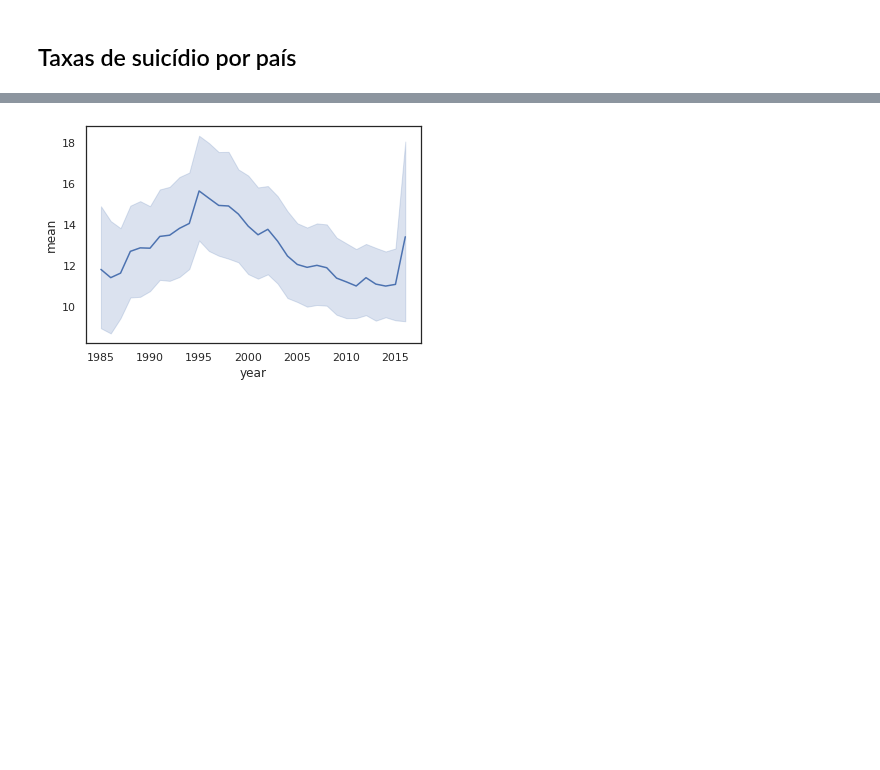
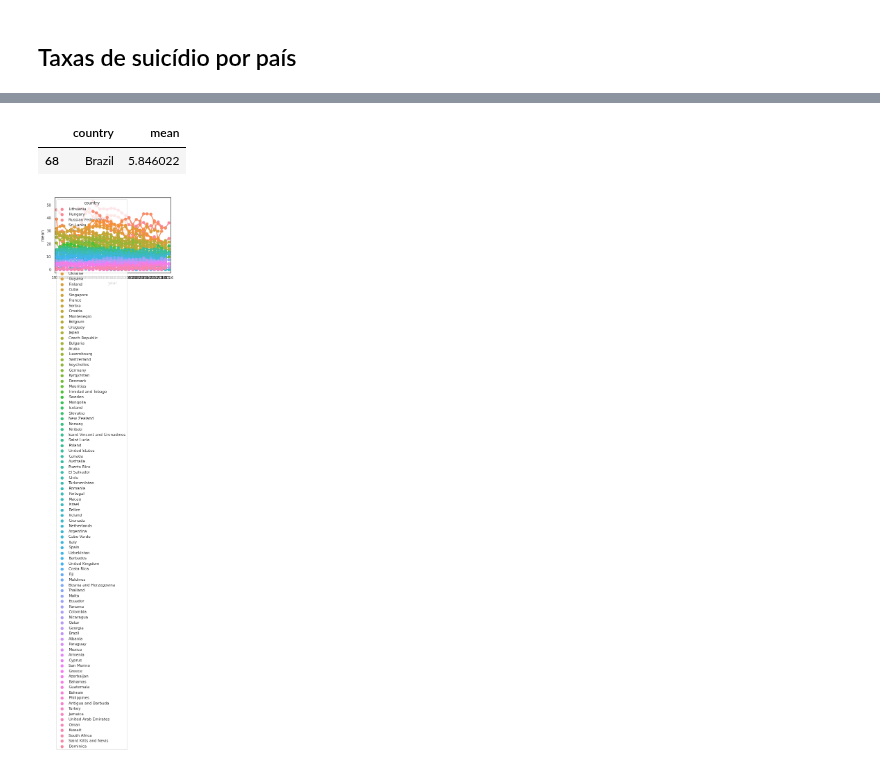
Before and after one commit to josepefg/kaggle, a Jupyter notebook: Taxa_Suicidio_Brasil.ipynb, the cells around one changed output, grey strips where cells are left out. Saved outputs shown, nothing was run; the diff lists cells and outputs as text; code cells hidden in the pictures; blank space fills up the shorter version.

```diff
--- a/Taxa_Suicidio_Brasil.ipynb
+++ b/Taxa_Suicidio_Brasil.ipynb
@@ -191,12 +194,19 @@ print(taxa_mundial.tail(20))
+# %%
+taxa_total[taxa_total['country'] == 'Brazil']
+# %% [output]
+|  | country | mean |
+| 68 | Brazil | 5.846022 |
 # %%
 # gráfico comparativo entre países e Mundo
-ax = sns.lineplot(x=taxa_paises.year, y=taxa_paises['mean'])
+# ax = sns.lineplot(x=taxa_paises.year, y=taxa_paises['mean'])
 # ax = sns.lineplot(x=taxa_mundial.year, y=taxa_mundial['mean'])
+ax = sns.pointplot(x='year', y='mean', hue='country',data=taxa_paises)
+
 
 # sns.lineplot(x="Year", y="signal", hue="label", data=data_preproc)
 
 # ax = sns.lineplot(x=anos, y=taxa_mundial, label='Mundo')
 # plt.legend(title="Taxa de suicídio")
 plt.show()
 # %% [output]
-[figure, old version]
+[figure, new version]
```
Also changed, not shown: parts of 3 cells of this notebook.
